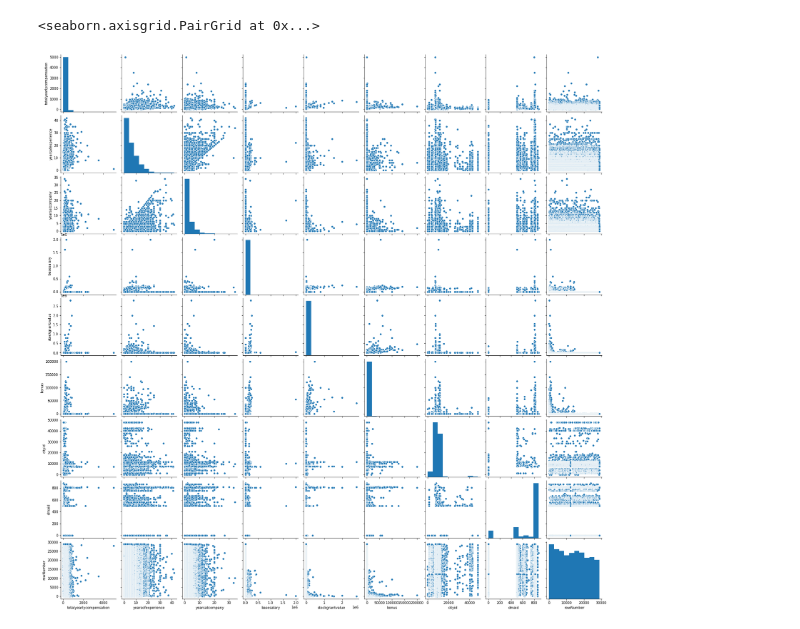
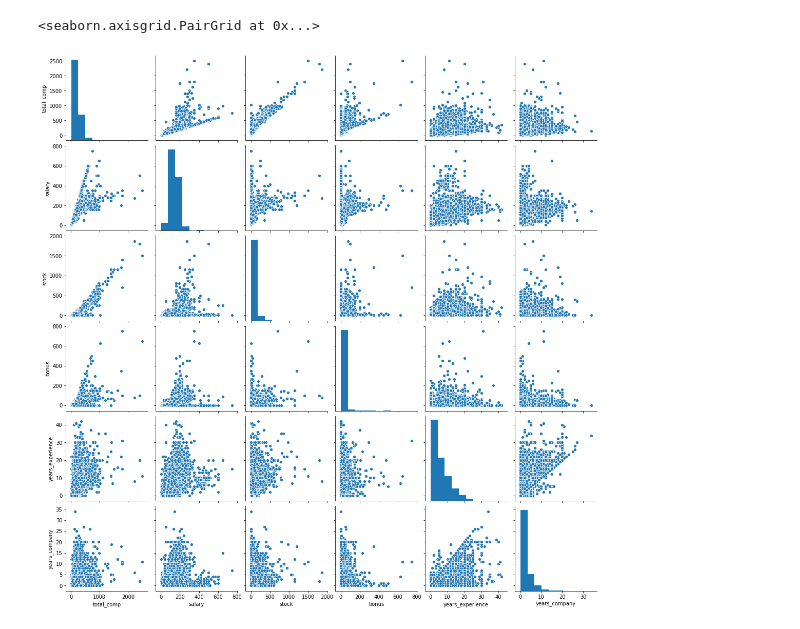
Before and after one commit to simonayzman/CompensationNegotiation, a Jupyter notebook: data/DataCleaning.ipynb, the cells around one changed output. Cells and saved outputs as stored; diff of their text form; code cells hidden in the pictures.

Commit message:
Updated code with compensation data normalization

```diff
--- a/data/DataCleaning.ipynb
+++ b/data/DataCleaning.ipynb
@@ -131,0 +219,2 @@ comp_swe[comp_swe.raw_salary > 1000000]
+# %%
+normalized_total_comp = comp_swe.raw_total_comp.rename('total_comp')
@@ -131,0 +235,28 @@ comp_swe[comp_swe.raw_salary > 1000000]
+# %%
+# Correctness requires that everything is scaled down to 1000's value
+def comp_is_consistent(total_comp, salary, stock, bonus):
+    return np.absolute(total_comp - (salary + stock + bonus)) <= 20
+
+stocks = []
+for entry in comp_swe.itertuples():
+    index = entry.Index
+    stock = comp_swe.raw_stock[index]
+
+    total_comp = normalized_total_comp[index]
+    salary = normalized_salary[index]
+    bonus = normalized_bonus[index]
+
+    consistent_stock = np.nan
+    if comp_is_consistent(total_comp, salary, stock, bonus):
+        consistent_stock = stock
+    elif comp_is_consistent(total_comp, salary, stock / 4.0, bonus):
+        consistent_stock = stock / 4.0
+    elif comp_is_consistent(total_comp, salary, stock / 1e3, bonus):
+        consistent_stock = stock / 1e3
+    elif comp_is_consistent(total_comp, salary, stock / 4e3, bonus):
+        consistent_stock = stock / 4e3
+
+    stocks.append(consistent_stock)
+
+normalized_stock = pd.Series(data=stocks, index=comp_swe.index).rename('stock')
+normalized_stock
@@ -131,0 +291,11 @@ comp_swe[comp_swe.raw_salary > 1000000]
+# %%
+comp_normalized = pd.concat([
+    normalized_total_comp,
+    normalized_salary,
+    normalized_stock,
+    normalized_bonus,
+    comp_swe
+], axis=1)
+comp_normalized = comp_normalized.drop(columns=['raw_total_comp', 'raw_salary', 'raw_stock', 'raw_bonus'])
+comp_normalized = comp_normalized.dropna(subset=['stock'])
+comp_normalized
@@ -172,5 +397,5 @@ Name: tag, Length: 15711, dtype: object
 # %%
-sns.pairplot(comp_swe)
+sns.pairplot(comp_normalized)
 # %% [output]
 <seaborn.axisgrid.PairGrid at 0x...>
-[figure, old version]
+[figure, new version]
```
Also changed, not shown: parts of 26 cells of this notebook.
